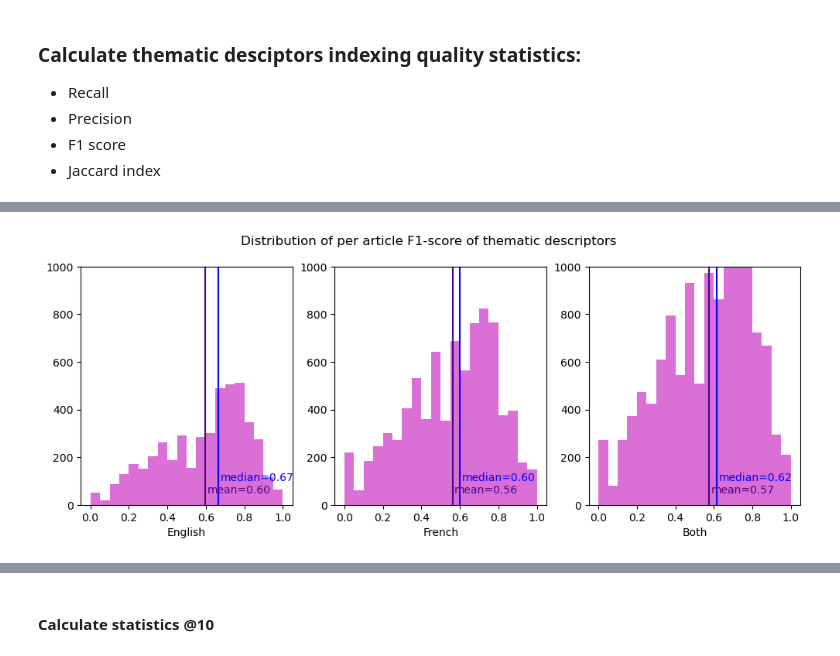
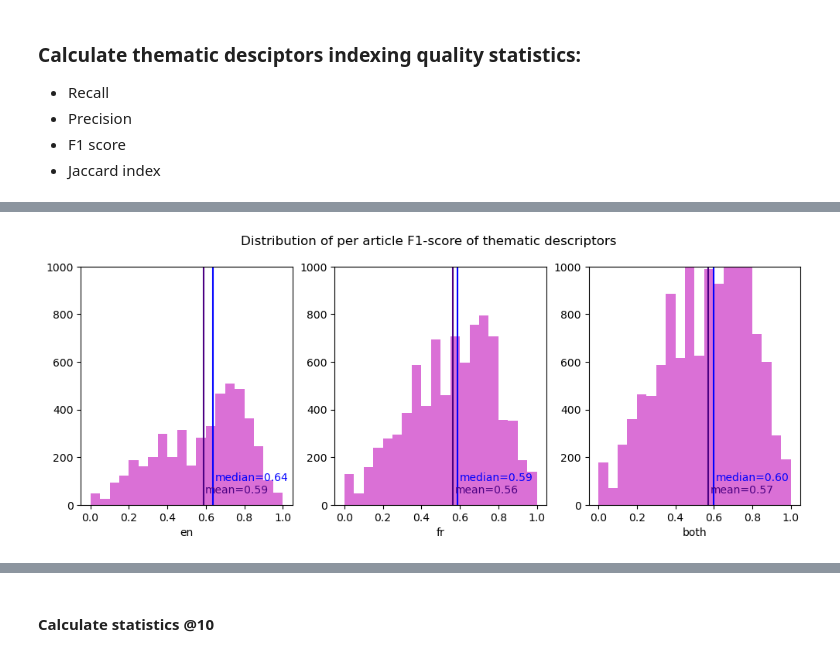
Before and after one commit to issa-project/issa-pipeline, a Jupyter notebook: notebooks/issa-descriptor-analysis.ipynb, the cells around one changed output, grey strips where cells are left out. Cells and saved outputs as stored; diff of their text form; code cells hidden in the pictures.

```diff
--- a/notebooks/issa-descriptor-analysis.ipynb
+++ b/notebooks/issa-descriptor-analysis.ipynb
@@ -50,4 +51,4 @@ def sparql_service_to_dataframe(service, query):
 
     return pd.DataFrame(out, columns=cols)
 # %%
-issa_agritrop_endpoint = 'https://data-issa.cirad.fr/sparql'
+issa_agritrop_queryendpoint = 'https://data-issa.cirad.fr/sparql'
@@ -154,16 +190,18 @@ having ((sum(?tp) + sum(?fn)) > 0   ) # select only the papers that have human d
 '''
 # %%
-def query_metrics(language, broader=(0,0), topK=100 ):
+def query_metrics(language, broader=(0,0), topK=100, articles=True ):
     langs = { 'en': 'eng',
               'fr' :'fre'}
+    subset = ' ' if articles else 'NOT'
     (broader_from, broader_to)=  broader
 
     print(language, end=' ')
 
     df= sparql_service_to_dataframe(issa_agritrop_endpoint,
                                         quality_metrics_query_template % (langs[language] ,
-                                        broader_from, broader_to, topK,
-                                        topK, broader_from, broader_to) )
+                                                                          subset,
+                                                                          broader_from, broader_to, topK,
+                                                                          topK, broader_from, broader_to) )
     df= df.astype({'paperID': 'int',
                     'TP': 'float',
                     'FN': 'float',
@@ -175,12 +213,3 @@ def query_metrics(language, broader=(0,0), topK=100 ):
     print(df.shape)
 
     return df
-
-topK = 100
-df_metrics = {}
-
-for lang in ['en', 'fr']:
-    df_metrics[lang] = query_metrics(lang)
-
-
-df_metrics['both'] = pd.concat(df_metrics.values() )
@@ -189,0 +216,8 @@ fr (8270, 9)
+# %%
+topK = 100
+df_metrics_art = {}
+
+for lang in ['en','fr']:
+    df_metrics_art[lang] = query_metrics(lang)
+
+df_metrics_art['both'] = pd.concat(df_metrics_art.values() )
@@ -190,11 +237,13 @@ fr (8270, 9)
 # %%
-def summary_dataframe(df_metrics, col_prefix='', col_suffix='', from_id=0):
+def summary_dataframe(df_metrics, col_prefix='', col_suffix='', from_id=0, title=''):
     df_summary = pd.DataFrame(columns=['language', 'Recall', 'Precision', 'F1 score', 'Jaccard Index'])
 
-    df_summary['language'] = pd.Series(['en', 'fr', 'both'])
+    df_summary['language'] = df_metrics.keys() #pd.Series(['en', 'fr', 'both'])
     df_summary.set_index('language', inplace=True)
+    df_summary.columns.name = title
 
-    sr_count = pd.Series(data=[0,0,0], index=['en', 'fr', 'both'], dtype='int')
+    #sr_count = pd.Series(data=[0,0,0], index=['en', 'fr', 'both'], dtype='int')
+    sr_count = pd.Series(data=[0] * len(df_metrics), index=df_metrics.keys(), dtype='int')
 
     df_metrics_view = df_metrics.copy()
     #df_metrics_view['both'] = pd.concat(df_metrics_view.values() )
@@ -216,7 +265,7 @@ def summary_dataframe(df_metrics, col_prefix='', col_suffix='', from_id=0):
     return df_summary
 
 
-def show_hist(plt, i, df , column='F1',
+def show_hist(plt, i, df , column='F1', x_label='',
               hist_color='lightblue', mean_color='indigo', median_color='blue'):
     mean   = df.loc[:, column].mean()
     median = df.loc[:, column].median()
@@ -224,7 +273,7 @@ def show_hist(plt, i, df , column='F1',
     plt.subplot(1 , 3, i+1)
 
     plt.hist(df.loc[:, column], 20, facecolor=hist_color)
-    plt.xlabel (['English', 'French', 'Both'][i])
+    plt.xlabel(x_label)#['English', 'French', 'Both'][i])
     plt.ylim(0, 1000)
     plt.axvline(mean, color='indigo')
     plt.text(mean + 0.01, 50, 'mean=%.2f' % mean, color=mean_color)
@@ -245,11 +327,11 @@ df_summary.head()
 # %%
 fig = plt.figure(figsize=(12, 4))
 fig.suptitle('Distribution of per article F1-score of thematic descriptors')
 
-for i, df_f1 in enumerate(df_metrics.values()):
-    show_hist(plt, i, df_f1, 'F1', hist_color='orchid')
+for i, df_f1 in enumerate(df_metrics_art.values()):
+    show_hist(plt, i, df_f1, 'F1', list(df_metrics_art.keys())[i], hist_color='orchid')
 #show_hist(plt, i+1, pd.concat(df_metrics.values() ), 'F1', hist_color='orchid')
 
 plt.show()
 # %% [output]
-[figure, old version]
+[figure, new version]
```
Also changed, not shown: parts of 40 cells of this notebook, 14 other files.
